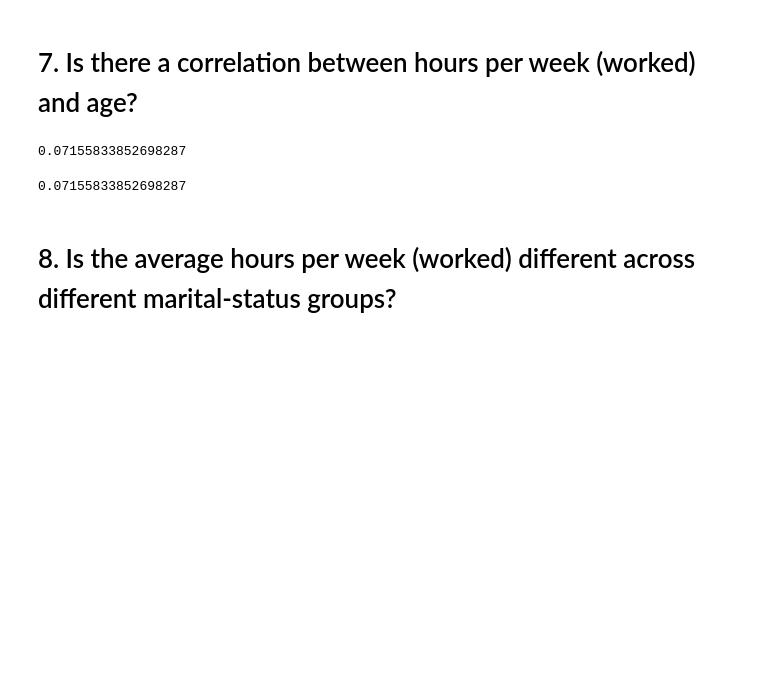
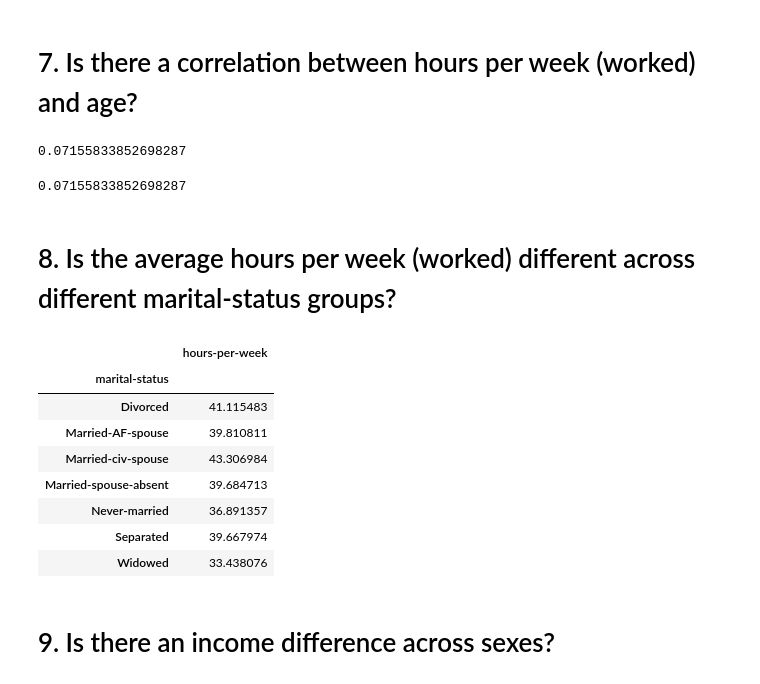
Before and after one commit to jeff0167/Data_And_Things, a Jupyter notebook: first data examples.ipynb, the cells around one changed output. Drawn from its saved outputs; the diff is of its cells as text; code cells hidden in the pictures; blank space fills up the shorter version.

```diff
--- a/first data examples.ipynb
+++ b/first data examples.ipynb
@@ -496,3 +461,17 @@ X["hours-per-week"].corr(X["age"]) # they produc the same result regardless of d
 0.07155833852698287
 # %% [markdown]
 # 8. Is the average hours per week (worked) different across different marital-status groups?
+# %%
+X[["hours-per-week", "marital-status"]].groupby("marital-status").mean()
+# %% [output]
+|  | hours-per-week |
+| marital-status |  |
+| Divorced | 41.115483 |
+| Married-AF-spouse | 39.810811 |
+| Married-civ-spouse | 43.306984 |
+| Married-spouse-absent | 39.684713 |
+| Never-married | 36.891357 |
+| Separated | 39.667974 |
+| Widowed | 33.438076 |
+# %% [markdown]
+# 9. Is there an income difference across sexes?
```
Also changed, not shown: parts of 36 cells of this notebook, 1 other file.
